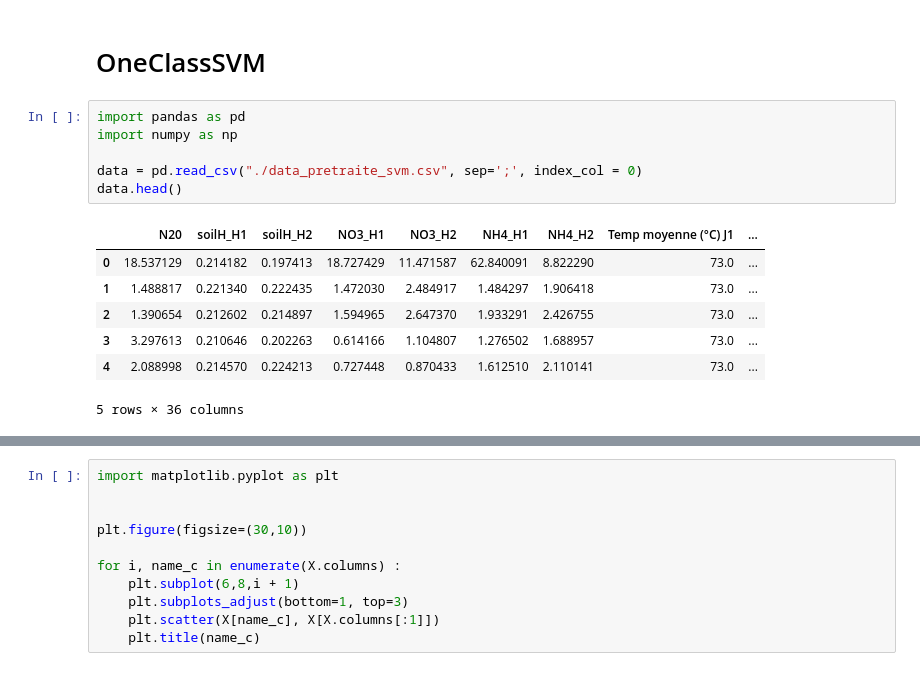
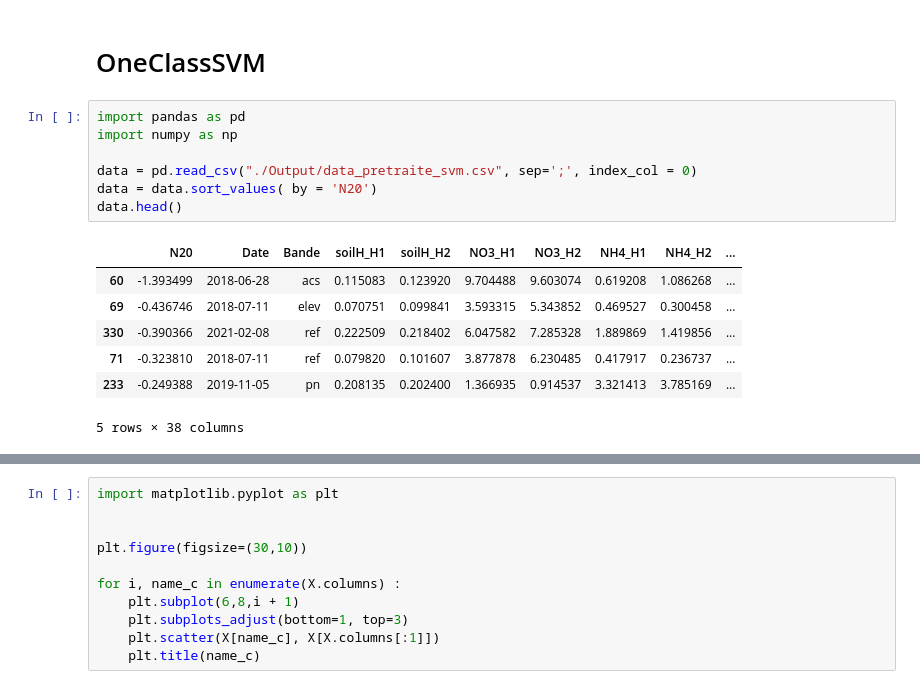
Before and after one commit to drylse/fil_rouge, a Jupyter notebook: OneClassSVM.ipynb, the cells around one changed output, grey strips where cells are left out. Cells and saved outputs as stored; diff of their text form.

```diff
--- a/OneClassSVM.ipynb
+++ b/OneClassSVM.ipynb
@@ -3,16 +3,17 @@
 # %%
 import pandas as pd
 import numpy as np
 
-data = pd.read_csv("./data_pretraite_svm.csv", sep=';', index_col = 0)
+data = pd.read_csv("./Output/data_pretraite_svm.csv", sep=';', index_col = 0)
+data = data.sort_values( by = 'N20')
 data.head()
 # %% [output]
-|  | N20 | soilH_H1 | soilH_H2 | NO3_H1 | NO3_H2 | NH4_H1 | NH4_H2 | Temp moyenne (°C) J1 | ... |
-| 0 | 18.537129 | 0.214182 | 0.197413 | 18.727429 | 11.471587 | 62.840091 | 8.822290 | 73.0 | ... |
-| 1 | 1.488817 | 0.221340 | 0.222435 | 1.472030 | 2.484917 | 1.484297 | 1.906418 | 73.0 | ... |
-| 2 | 1.390654 | 0.212602 | 0.214897 | 1.594965 | 2.647370 | 1.933291 | 2.426755 | 73.0 | ... |
-| 3 | 3.297613 | 0.210646 | 0.202263 | 0.614166 | 1.104807 | 1.276502 | 1.688957 | 73.0 | ... |
-| 4 | 2.088998 | 0.214570 | 0.224213 | 0.727448 | 0.870433 | 1.612510 | 2.110141 | 73.0 | ... |
+|  | N20 | Date | Bande | soilH_H1 | soilH_H2 | NO3_H1 | NO3_H2 | NH4_H1 | NH4_H2 | ... |
+| 60 | -1.393499 | 2018-06-28 | acs | 0.115083 | 0.123920 | 9.704488 | 9.603074 | 0.619208 | 1.086268 | ... |
+| 69 | -0.436746 | 2018-07-11 | elev | 0.070751 | 0.099841 | 3.593315 | 5.343852 | 0.469527 | 0.300458 | ... |
+| 330 | -0.390366 | 2021-02-08 | ref | 0.222509 | 0.218402 | 6.047582 | 7.285328 | 1.889869 | 1.419856 | ... |
+| 71 | -0.323810 | 2018-07-11 | ref | 0.079820 | 0.101607 | 3.877878 | 6.230485 | 0.417917 | 0.236737 | ... |
+| 233 | -0.249388 | 2019-11-05 | pn | 0.208135 | 0.202400 | 1.366935 | 0.914537 | 3.321413 | 3.785169 | ... |
-5 rows × 36 columns
+5 rows × 38 columns
 # %%
 X = data.copy()
```
Also changed, not shown: parts of 5 cells of this notebook, 3 other files.
